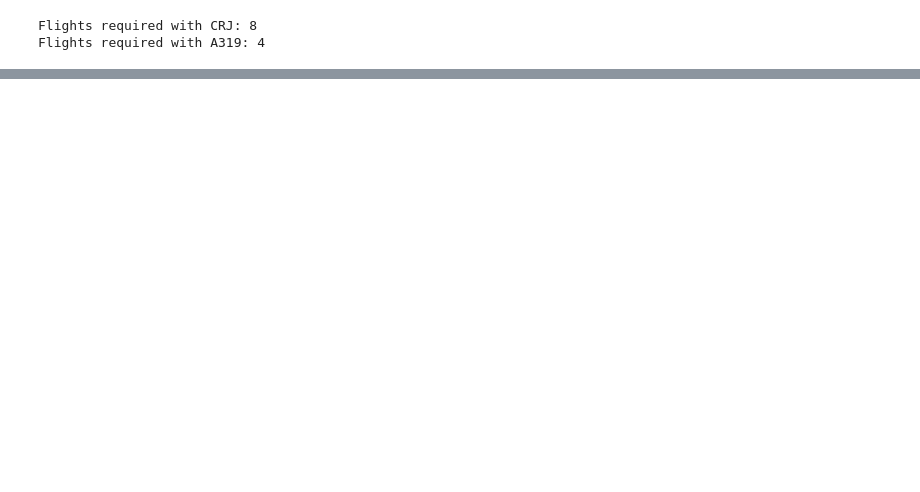
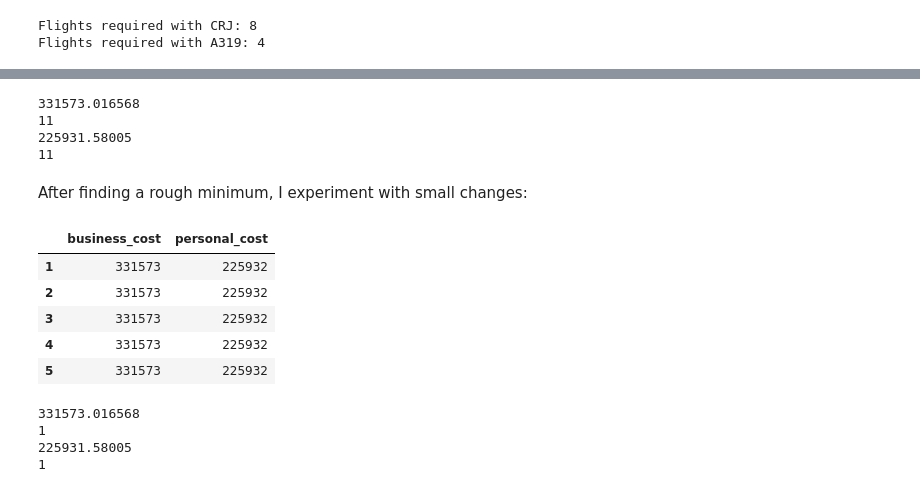
Before and after one commit to pksohn/Berkeley, a Jupyter notebook: CE260 Assignment 3 - Airline Economics.ipynb, the cells around one changed output, grey strips where cells are left out. Cells and saved outputs as stored; diff of their text form; code cells hidden in the pictures; blank space fills up the shorter version.

```diff
--- a/CE260 Assignment 3 - Airline Economics.ipynb
+++ b/CE260 Assignment 3 - Airline Economics.ipynb
@@ -409,0 +563,32 @@ IndexError: index 0 is out of bounds for axis 0 with size 0
+# %%
+print A319_test1.business_cost.min()
+print A319_test1.business_cost.argmin()
+print A319_test1.personal_cost.min()
+print A319_test1.personal_cost.argmin()
+# %% [output]
+331573.016568
+11
+225931.58005
+11
+# %% [markdown]
+After finding a rough minimum, I experiment with small changes:
+# %%
+A319_test2 = test_sched(pd.read_csv("CDF_schedule_6_variations2.csv"),"A319",1,5)
+A319_test2
+# %% [output]
+|  | business_cost | personal_cost |
+| 1 | 331573 | 225932 |
+| 2 | 331573 | 225932 |
+| 3 | 331573 | 225932 |
+| 4 | 331573 | 225932 |
+| 5 | 331573 | 225932 |
+# %%
+print A319_test2.business_cost.min()
+print A319_test2.business_cost.argmin()
+print A319_test2.personal_cost.min()
+print A319_test2.personal_cost.argmin()
+# %% [output]
+331573.016568
+1
+225931.58005
+1
```
Also changed, not shown: parts of 68 cells of this notebook.
